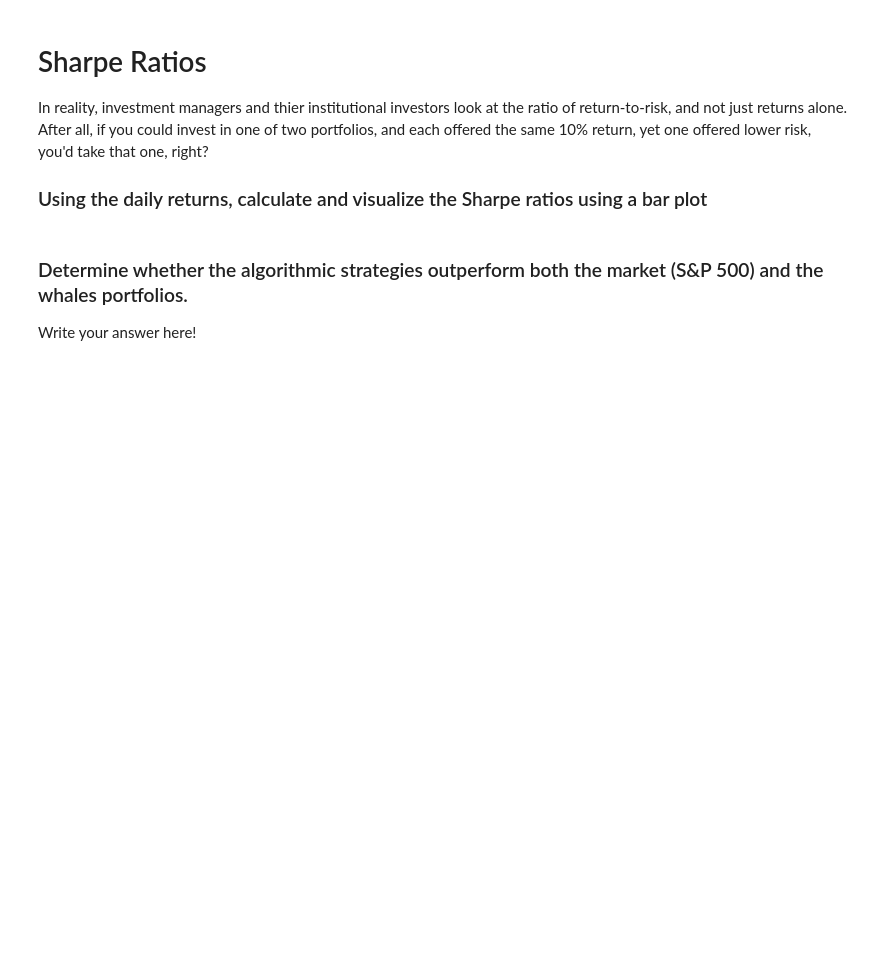
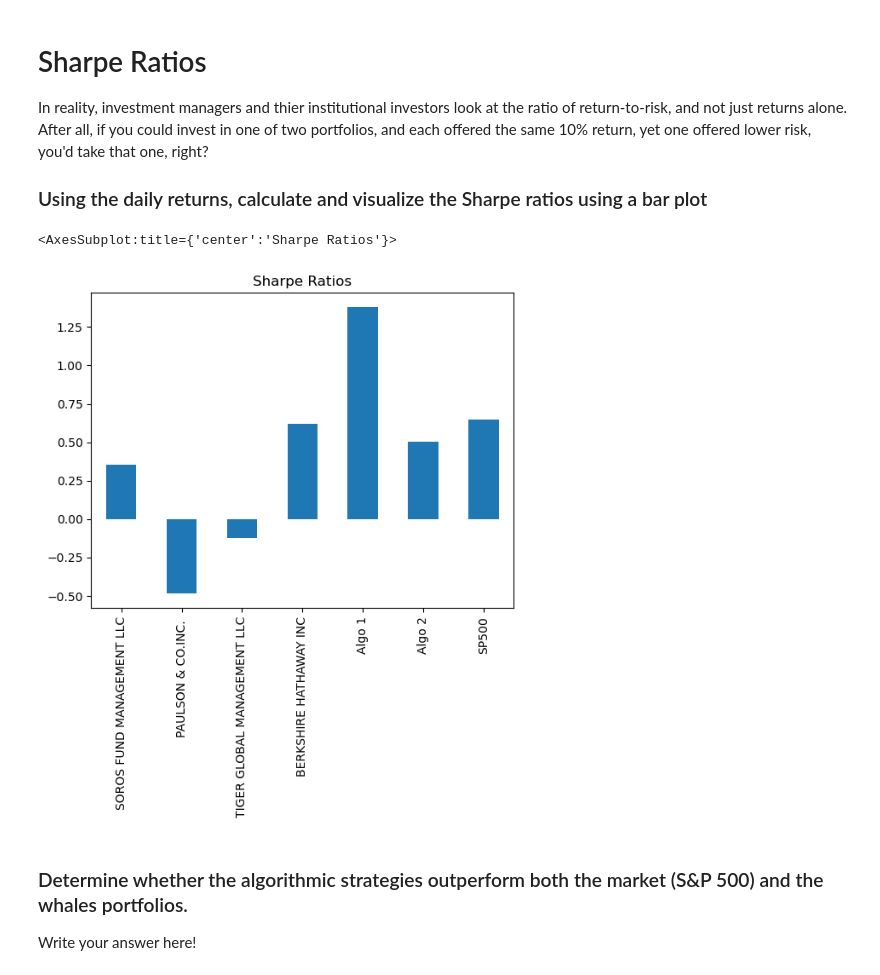
Before and after one commit to Eseric1/Pandas-Portfolio-Calculating, a Jupyter notebook: Starter_Code/whale_analysis.ipynb, the cells around one changed output. Drawn from its saved outputs; the diff is of its cells as text; code cells hidden in the pictures; blank space fills up the shorter version.

```diff
--- a/Starter_Code/whale_analysis.ipynb
+++ b/Starter_Code/whale_analysis.ipynb
@@ -299,8 +327,13 @@ In reality, investment managers and thier institutional investors look at the ra
 ### Using the daily returns, calculate and visualize the Sharpe ratios using a bar plot
 # %%
 # Annualized Sharpe Ratios
+sharpe_ratios = (joined_df.mean() * 252) / (std_joineddf * np.sqrt(252))
 # %%
 # Visualize the sharpe ratios as a bar plot
+sharpe_ratios.plot.bar(title='Sharpe Ratios')
+# %% [output]
+<AxesSubplot:title={'center':'Sharpe Ratios'}>
+[figure, added]
 # %% [markdown]
 ### Determine whether the algorithmic strategies outperform both the market (S&P 500) and the whales portfolios.
 
```
Also changed, not shown: parts of 16 cells of this notebook.
